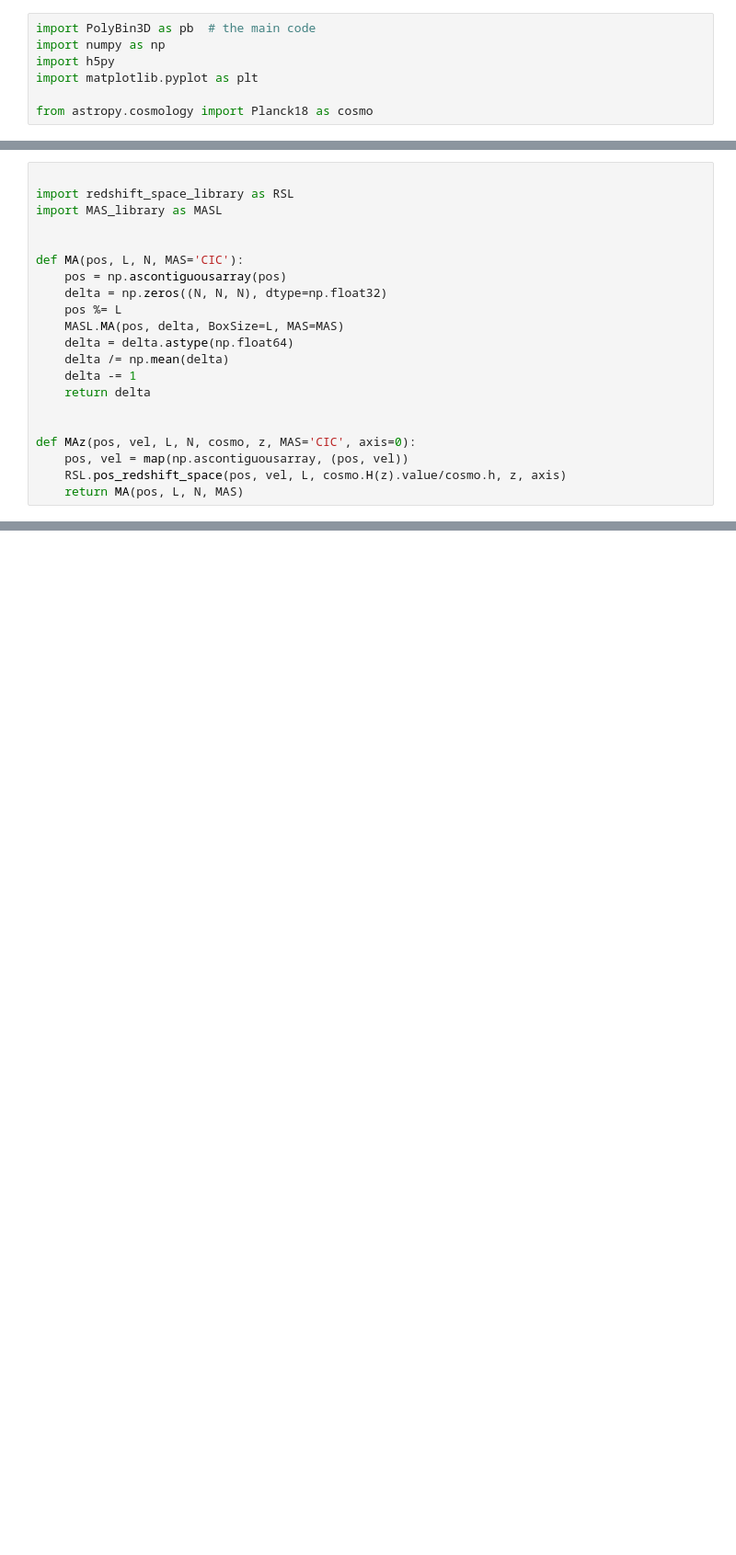
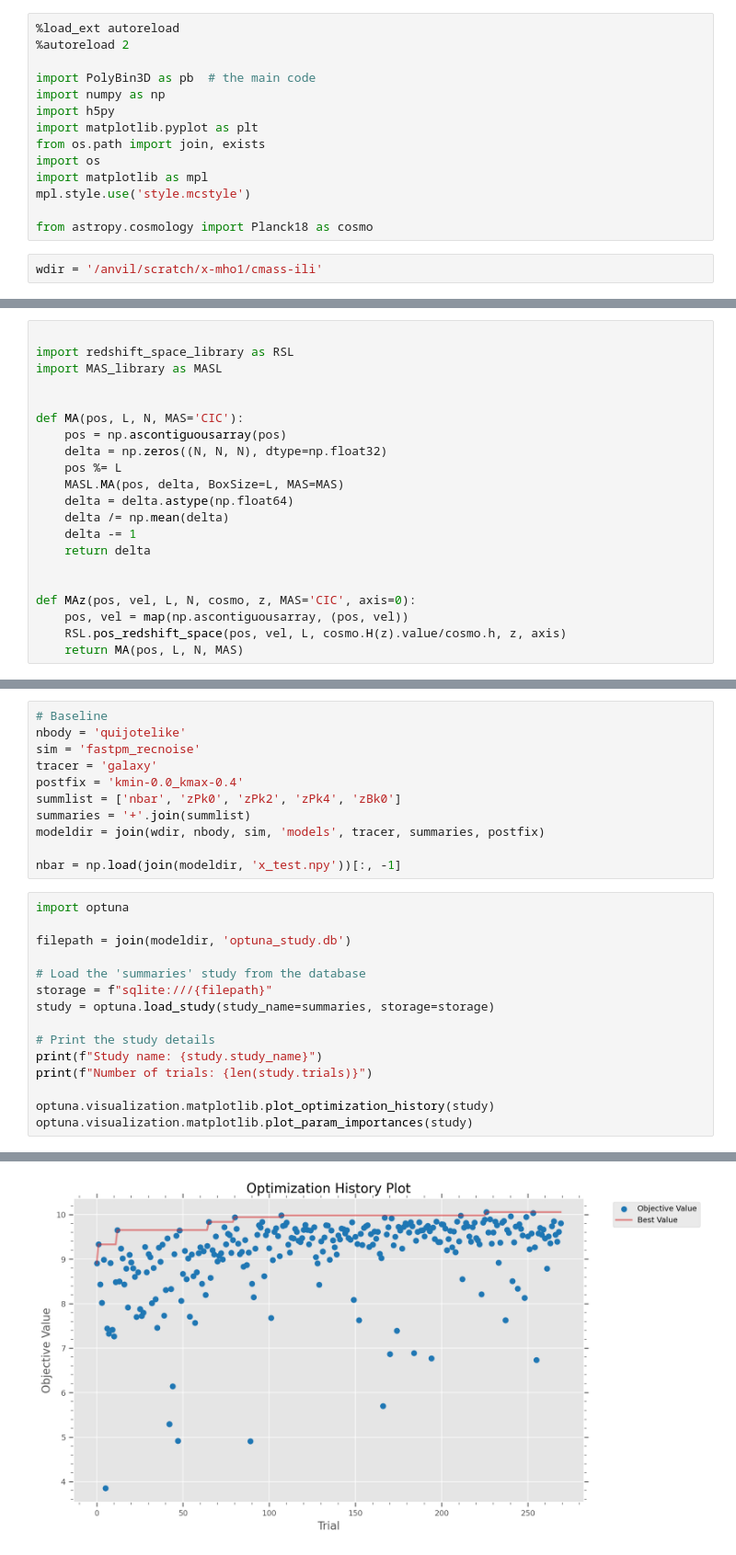
Before and after one commit to maho3/matts_tests, a Jupyter notebook: implement_polybin.ipynb, the cells around one changed output, grey strips where cells are left out. Shown at 92% size. Cells and saved outputs as stored; diff of their text form; blank space fills up the shorter version.

```diff
--- a/implement_polybin.ipynb
+++ b/implement_polybin.ipynb
@@ -1,7 +1,16 @@
 # %%
+%load_ext autoreload
+%autoreload 2
+
 import PolyBin3D as pb  # the main code
 import numpy as np
 import h5py
 import matplotlib.pyplot as plt
+from os.path import join, exists
+import os
+import matplotlib as mpl
+mpl.style.use('style.mcstyle')
 
 from astropy.cosmology import Planck18 as cosmo
+# %%
+wdir = '/anvil/scratch/x-mho1/cmass-ili'
@@ -206,0 +270,27 @@ NameError: name 'plot_corr' is not defined
+# %%
+# Baseline
+nbody = 'quijotelike'
+sim = 'fastpm_recnoise'
+tracer = 'galaxy'
+postfix = 'kmin-0.0_kmax-0.4'
+summlist = ['nbar', 'zPk0', 'zPk2', 'zPk4', 'zBk0']
+summaries = '+'.join(summlist)
+modeldir = join(wdir, nbody, sim, 'models', tracer, summaries, postfix)
+
+nbar = np.load(join(modeldir, 'x_test.npy'))[:, -1]
+# %%
+import optuna
+
+filepath = join(modeldir, 'optuna_study.db')
+
+# Load the 'summaries' study from the database
+storage = f"sqlite:///{filepath}"
+study = optuna.load_study(study_name=summaries, storage=storage)
+
+# Print the study details
+print(f"Study name: {study.study_name}")
+print(f"Number of trials: {len(study.trials)}")
+
+optuna.visualization.matplotlib.plot_optimization_history(study)
+optuna.visualization.matplotlib.plot_param_importances(study)
+# %% [output]
@@ -206,0 +300 @@ NameError: name 'plot_corr' is not defined
+[figure, added]
```
Also changed, not shown: parts of 31 cells of this notebook.
